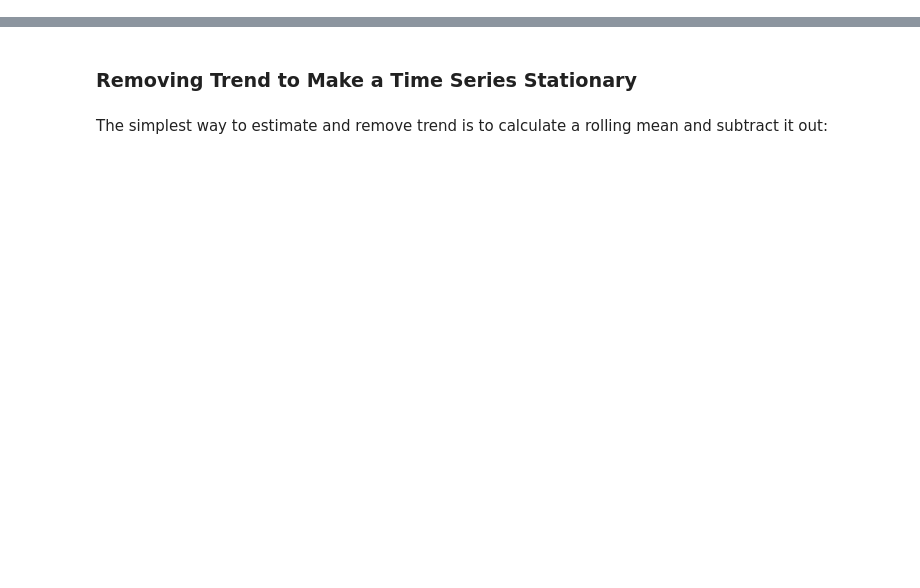
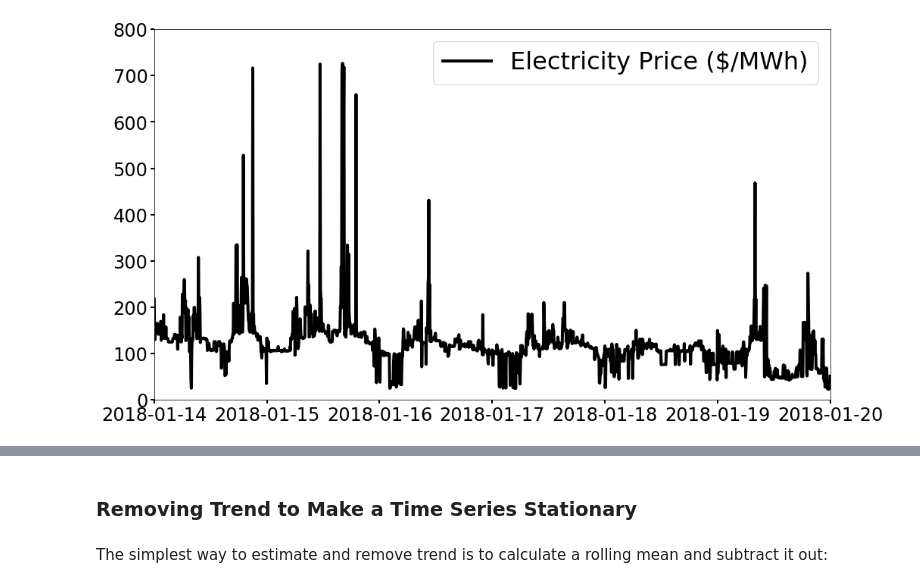
Before and after one commit to xingliuUT/battery_planner, a Jupyter notebook: decompose.ipynb, the cells around one changed output, grey strips where cells are left out. Saved outputs shown, nothing was run; the diff lists cells and outputs as text; code cells hidden in the pictures; blank space fills up the shorter version.

```diff
--- a/decompose.ipynb
+++ b/decompose.ipynb
@@ -88,0 +124,5 @@ Here the p-value is smaller than 0.05, meaning that the data are stationary!
+# %%
+# read data into pandas dataframe
+df_price = pd.read_csv('nyiso_price_2017.csv', parse_dates = ['time_stamp', 'time_stamp_local'])
+df_load = pd.read_csv('nyiso_load_2017.csv', parse_dates = ['time_stamp', 'time_stamp_local'])
+# df_nyc_taxi = pd.read_csv('nyc_taxi_2017.csv', parse_dates = ['time_stamp'])
@@ -88,0 +169,5 @@ Here the p-value is smaller than 0.05, meaning that the data are stationary!
+# %%
+select_price_index = (df_price.time_stamp >= pd.datetime(2018, 1, 14, 5)) & (df_price.time_stamp <= pd.datetime(2018, 1, 20, 5))
+df_price = df_price.loc[select_price_index, :]
+select_load_index = (df_load.time_stamp >= pd.datetime(2018, 1, 14, 5)) & (df_load.time_stamp <= pd.datetime(2018, 1, 20, 5))
+df_load = df_load.loc[select_load_index, :]
@@ -88,0 +221,13 @@ Here the p-value is smaller than 0.05, meaning that the data are stationary!
+# %%
+fig, ax = plt.subplots(figsize = (16, 9))
+ax.plot(df_price.iloc[:,2], df_price.iloc[:,1], color = 'black', linewidth = 4, label = 'Electricity Price ($/MWh)')
+#ax.plot(df_load.iloc[:,0], df_load.iloc[:,1], label = 'electricity load')
+#ax.plot(df_weather.iloc[:,0], df_weather.iloc[:,1]/max(df_weather.iloc[:,1]), label = 'temp')
+ax.legend(fontsize = 32)
+ax.set_xlim(pd.datetime(2018,1,14), pd.datetime(2018,1,20))
+ax.set_ylim(0, 800)
+ax.tick_params(axis='both',which='both',labelsize=24,\
+        length=5,width=2,direction='out');
+plt.savefig('price_2018.pdf', format = 'pdf')
+# %% [output]
+[figure, added]
```
Also changed, not shown: parts of 68 cells of this notebook, 6 other files.
